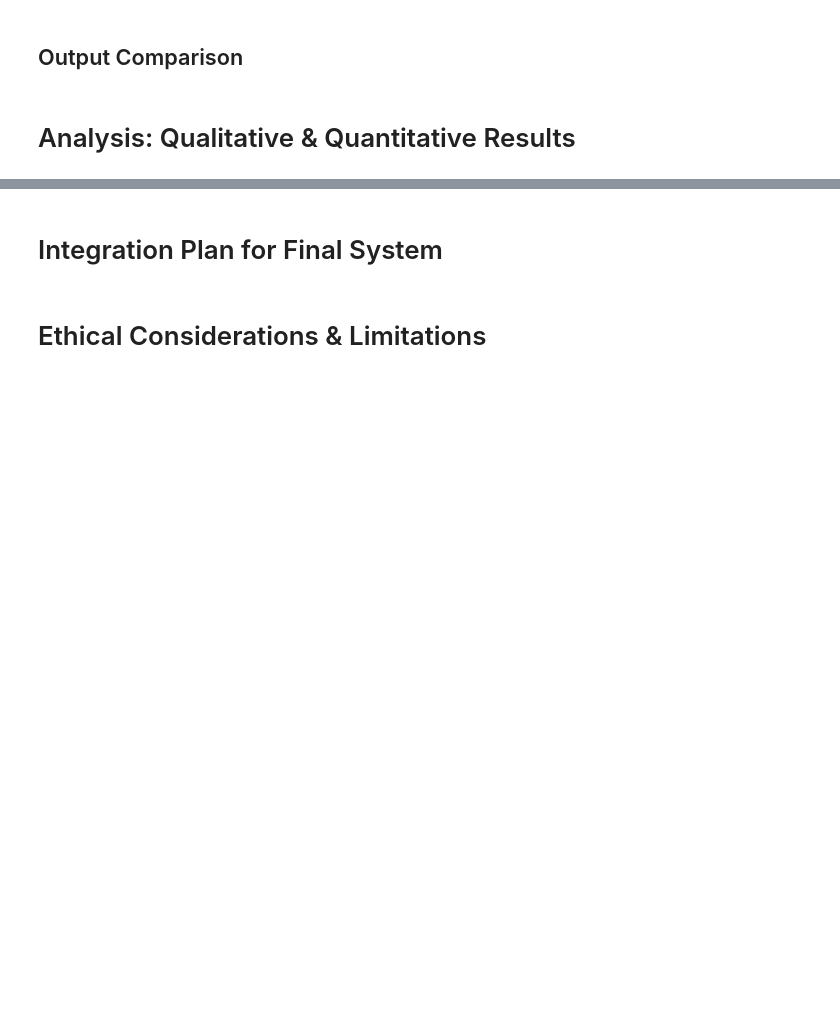
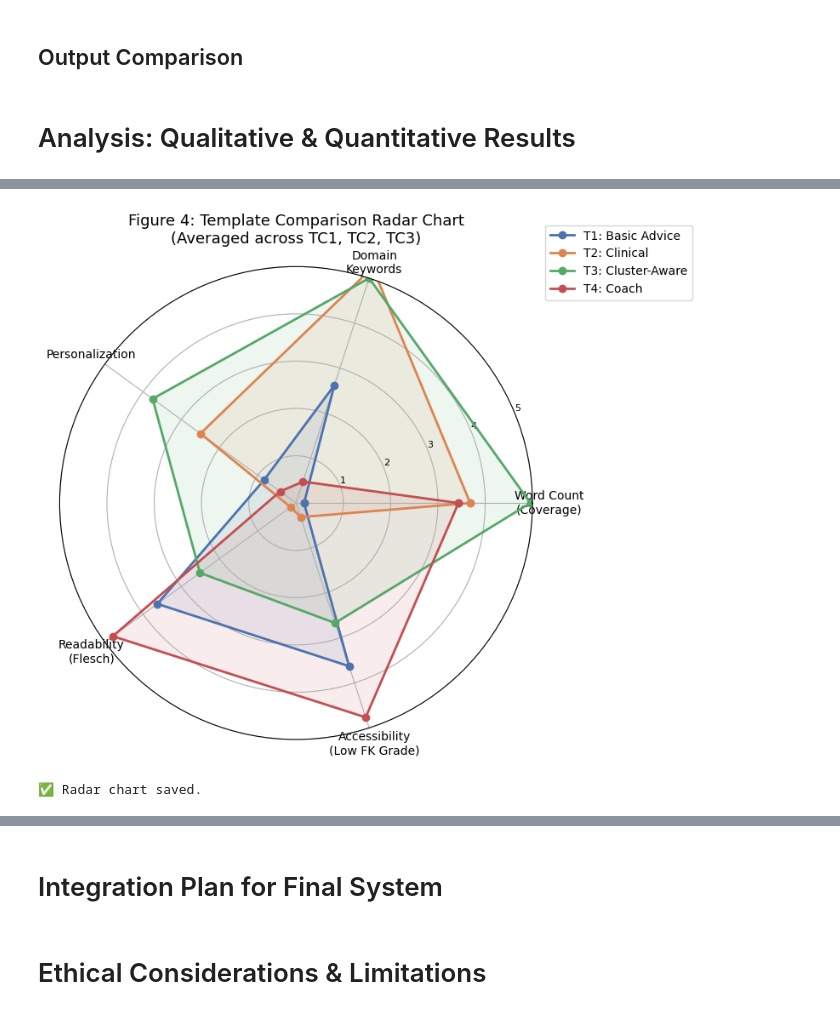
Before and after one commit to SadeemAlotaibi/SWE485-Project---Group-12, a Jupyter notebook: Phase2_Generative_AI.ipynb, the cells around one changed output, grey strips where cells are left out. Drawn from its saved outputs; the diff is of its cells as text; code cells hidden in the pictures; blank space fills up the shorter version.

```diff
--- a/Phase2_Generative_AI.ipynb
+++ b/Phase2_Generative_AI.ipynb
@@ -744,0 +898,72 @@ print("✅ All 4 templates saved to Generative_AI/prompts/templates.json")
+# %%
+# ── Figure 4: Radar Chart — Template Comparison Across All Metrics ────────────
+# Scoring rubric (0–5 scale, normalized averages across 3 test cases):
+# Word Count: normalized relative score (T3 highest = 5)
+# Domain KW: out of 17 possible keywords, scaled to 5
+# Personalization: out of 6 possible matches, scaled to 5
+# Flesch RE: capped at 80, scaled to 5 (higher = more readable)
+# FK Grade: inverted (lower grade = better), scaled to 5
+
+import matplotlib.pyplot as plt
+import numpy as np
+
+def avg_metric(metric, template):
+    vals = [r[metric] for r in rows if r['Template'] == template]
+    return sum(vals) / len(vals)
+
+# Raw averages
+metrics_raw = {
+    t: {
+        'wc': avg_metric('Word Count', t),
+        'dkw': avg_metric('Domain KW', t),
+        'ps': avg_metric('Personalization', t),
+        'fre': avg_metric('Flesch RE', t),
+        'fkg': avg_metric('FK Grade', t),
+    } for t in templates
+}
+
+# Scale to 0–5
+def scale(val, lo, hi):
+    return 5 * (val - lo) / (hi - lo)
+
+radar_data = {
+    t: [
+        scale(metrics_raw[t]['wc'], 85, 233),        # word count
+        scale(metrics_raw[t]['dkw'], 3, 10),          # domain keywords
+        scale(metrics_raw[t]['ps'], 0, 4),            # personalization
+        scale(metrics_raw[t]['fre'], 20, 75),         # readability
+        scale(14 - metrics_raw[t]['fkg'], 0, 8.5),    # FK grade inverted
+    ] for t in templates
+}
+
+categories = ['Word Count\n(Coverage)', 'Domain\nKeywords', 'Personalization',
+              'Readability\n(Flesch)', 'Accessibility\n(Low FK Grade)']
+N = len(categories)
+angles = [n / float(N) * 2 * np.pi for n in range(N)]
+angles += angles[:1]
+
+colors_radar = ['#4C72B0', '#DD8452', '#55A868', '#C44E52']
+labels = ['T1: Basic Advice', 'T2: Clinical', 'T3: Cluster-Aware', 'T4: Coach']
+
+fig, ax = plt.subplots(figsize=(8, 8), subplot_kw=dict(polar=True))
+
+for i, t in enumerate(templates):
+    values = radar_data[t] + [radar_data[t][0]]
+    ax.plot(angles, values, 'o-', linewidth=2, color=colors_radar[i], label=labels[i])
+    ax.fill(angles, values, alpha=0.1, color=colors_radar[i])
+
+ax.set_xticks(angles[:-1])
+ax.set_xticklabels(categories, size=10)
+ax.set_ylim(0, 5)
+ax.set_yticks([1, 2, 3, 4, 5])
+ax.set_yticklabels(['1', '2', '3', '4', '5'], size=8)
+ax.set_title('Figure 4: Template Comparison Radar Chart\n(Averaged across TC1, TC2, TC3)', size=13, pad=20)
+ax.legend(loc='upper right', bbox_to_anchor=(1.35, 1.1))
+
+plt.tight_layout()
+plt.savefig('Generative_AI/example_outputs/radar_chart.png', dpi=150, bbox_inches='tight')
+plt.show()
+print('✅ Radar chart saved.')
+# %% [output]
+[figure, added]
+✅ Radar chart saved.
```
Also changed, not shown: parts of 30 cells of this notebook.
